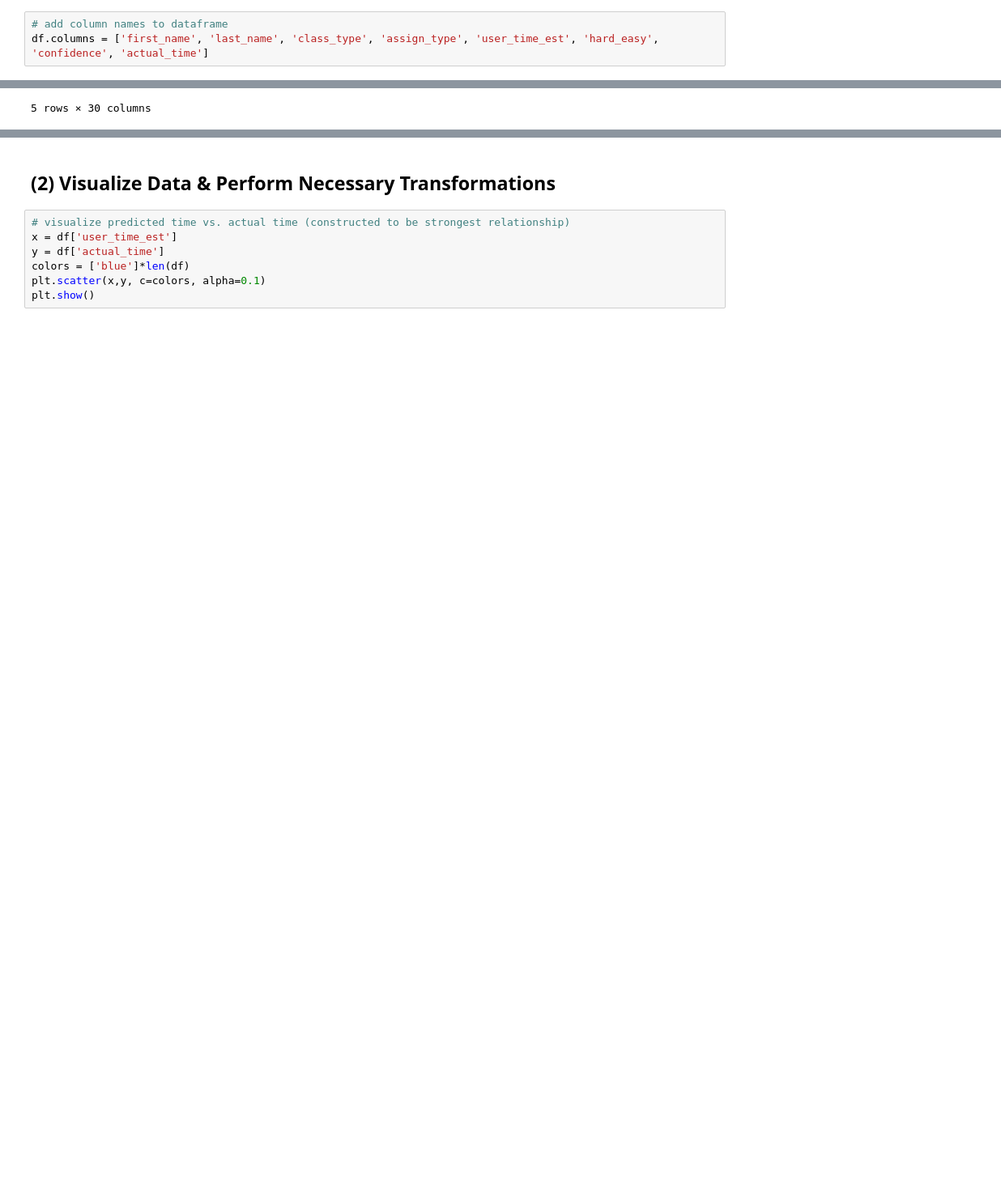
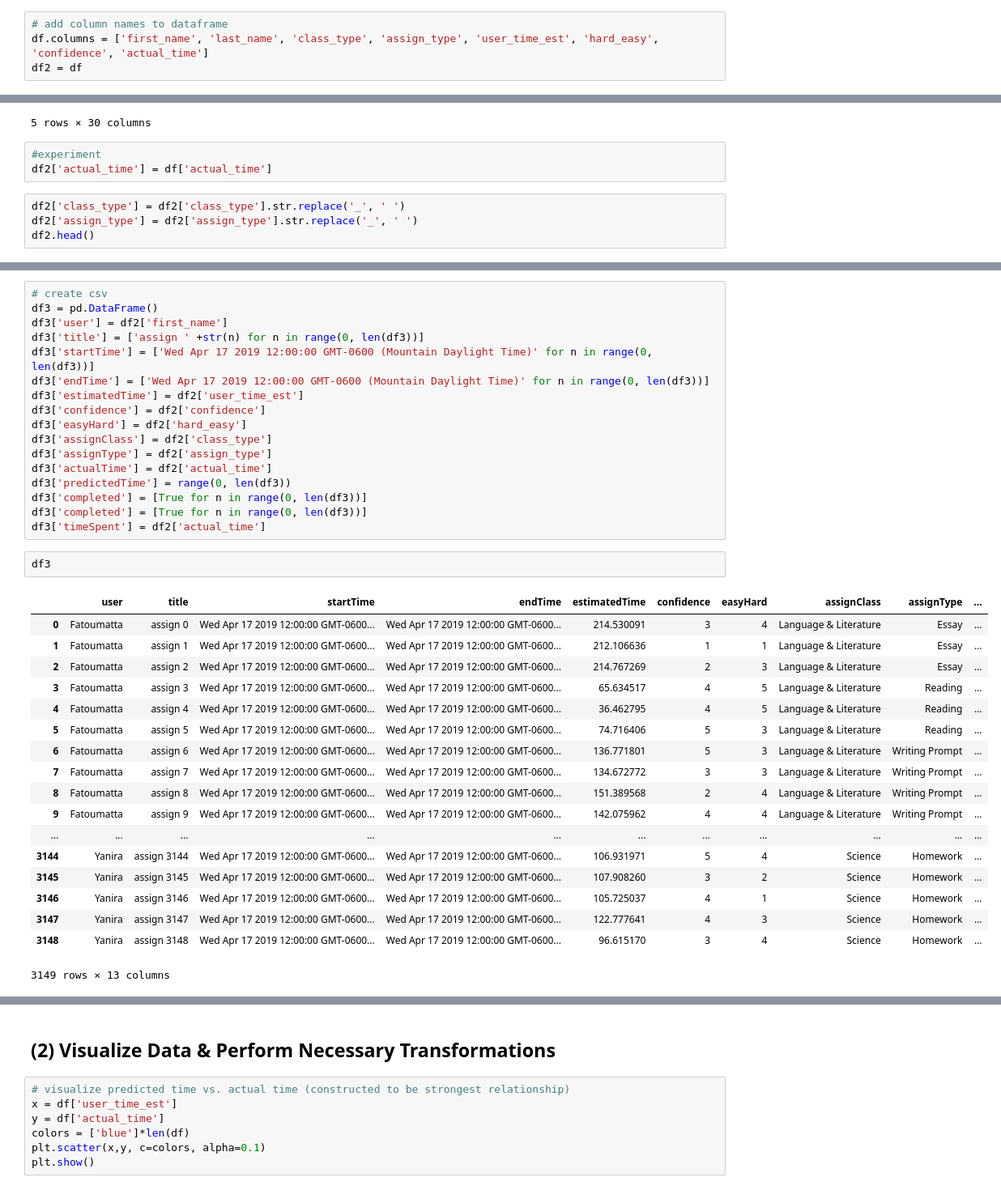
Before and after one commit to ColePolychronis/homework_helper, a Jupyter notebook: stan-data-v2.ipynb, the cells around one changed output, grey strips where cells are left out. Shown at 81% size. Cells and saved outputs as stored; diff of their text form; blank space fills up the shorter version.

```diff
--- a/stan-data-v2.ipynb
+++ b/stan-data-v2.ipynb
@@ -273,6 +258,7 @@ df[7] = [0 for i in range(0, len(df))]
 # %%
 # add column names to dataframe
 df.columns = ['first_name', 'last_name', 'class_type', 'assign_type', 'user_time_est', 'hard_easy', 'confidence', 'actual_time']
+df2 = df
 # %%
 # break categorical variables into dummy variables
 df = pd.get_dummies(df, columns=["class_type", "assign_type", "hard_easy", "confidence"])
@@ -330,3 +316,10 @@ df.head()
 | 3 | Fatoumatta | Valdemir | 65.634517 | 85.859798 | 0 | 1 | ... |
 | 4 | Fatoumatta | Valdemir | 36.462795 | 60.846007 | 0 | 1 | ... |
 5 rows × 30 columns
+# %%
+#experiment
+df2['actual_time'] = df['actual_time']
+# %%
+df2['class_type'] = df2['class_type'].str.replace('_', ' ')
+df2['assign_type'] = df2['assign_type'].str.replace('_', ' ')
+df2.head()
@@ -332,0 +333,38 @@ df.head()
+# %%
+# create csv
+df3 = pd.DataFrame()
+df3['user'] = df2['first_name']
+df3['title'] = ['assign ' +str(n) for n in range(0, len(df3))]
+df3['startTime'] = ['Wed Apr 17 2019 12:00:00 GMT-0600 (Mountain Daylight Time)' for n in range(0, len(df3))]
+df3['endTime'] = ['Wed Apr 17 2019 12:00:00 GMT-0600 (Mountain Daylight Time)' for n in range(0, len(df3))]
+df3['estimatedTime'] = df2['user_time_est']
+df3['confidence'] = df2['confidence']
+df3['easyHard'] = df2['hard_easy']
+df3['assignClass'] = df2['class_type']
+df3['assignType'] = df2['assign_type']
+df3['actualTime'] = df2['actual_time']
+df3['predictedTime'] = range(0, len(df3))
+df3['completed'] = [True for n in range(0, len(df3))]
+df3['completed'] = [True for n in range(0, len(df3))]
+df3['timeSpent'] = df2['actual_time']
+# %%
+df3
+# %% [output]
+|  | user | title | startTime | endTime | estimatedTime | confidence | easyHard | assignClass | assignType | ... |
+| 0 | Fatoumatta | assign 0 | Wed Apr 17 2019 12:00:00 GMT-0600... | Wed Apr 17 2019 12:00:00 GMT-0600... | 214.530091 | 3 | 4 | Language & Literature | Essay | ... |
+| 1 | Fatoumatta | assign 1 | Wed Apr 17 2019 12:00:00 GMT-0600... | Wed Apr 17 2019 12:00:00 GMT-0600... | 212.106636 | 1 | 1 | Language & Literature | Essay | ... |
+| 2 | Fatoumatta | assign 2 | Wed Apr 17 2019 12:00:00 GMT-0600... | Wed Apr 17 2019 12:00:00 GMT-0600... | 214.767269 | 2 | 3 | Language & Literature | Essay | ... |
+| 3 | Fatoumatta | assign 3 | Wed Apr 17 2019 12:00:00 GMT-0600... | Wed Apr 17 2019 12:00:00 GMT-0600... | 65.634517 | 4 | 5 | Language & Literature | Reading | ... |
+| 4 | Fatoumatta | assign 4 | Wed Apr 17 2019 12:00:00 GMT-0600... | Wed Apr 17 2019 12:00:00 GMT-0600... | 36.462795 | 4 | 5 | Language & Literature | Reading | ... |
+| 5 | Fatoumatta | assign 5 | Wed Apr 17 2019 12:00:00 GMT-0600... | Wed Apr 17 2019 12:00:00 GMT-0600... | 74.716406 | 5 | 3 | Language & Literature | Reading | ... |
+| 6 | Fatoumatta | assign 6 | Wed Apr 17 2019 12:00:00 GMT-0600... | Wed Apr 17 2019 12:00:00 GMT-0600... | 136.771801 | 5 | 3 | Language & Literature | Writing Prompt | ... |
+| 7 | Fatoumatta | assign 7 | Wed Apr 17 2019 12:00:00 GMT-0600... | Wed Apr 17 2019 12:00:00 GMT-0600... | 134.672772 | 3 | 3 | Language & Literature | Writing Prompt | ... |
+| 8 | Fatoumatta | assign 8 | Wed Apr 17 2019 12:00:00 GMT-0600... | Wed Apr 17 2019 12:00:00 GMT-0600... | 151.389568 | 2 | 4 | Language & Literature | Writing Prompt | ... |
+| 9 | Fatoumatta | assign 9 | Wed Apr 17 2019 12:00:00 GMT-0600... | Wed Apr 17 2019 12:00:00 GMT-0600... | 142.075962 | 4 | 4 | Language & Literature | Writing Prompt | ... |
+| ... | ... | ... | ... | ... | ... | ... | ... | ... | ... | ... |
+| 3144 | Yanira | assign 3144 | Wed Apr 17 2019 12:00:00 GMT-0600... | Wed Apr 17 2019 12:00:00 GMT-0600... | 106.931971 | 5 | 4 | Science | Homework | ... |
+| 3145 | Yanira | assign 3145 | Wed Apr 17 2019 12:00:00 GMT-0600... | Wed Apr 17 2019 12:00:00 GMT-0600... | 107.908260 | 3 | 2 | Science | Homework | ... |
+| 3146 | Yanira | assign 3146 | Wed Apr 17 2019 12:00:00 GMT-0600... | Wed Apr 17 2019 12:00:00 GMT-0600... | 105.725037 | 4 | 1 | Science | Homework | ... |
+| 3147 | Yanira | assign 3147 | Wed Apr 17 2019 12:00:00 GMT-0600... | Wed Apr 17 2019 12:00:00 GMT-0600... | 122.777641 | 4 | 3 | Science | Homework | ... |
+| 3148 | Yanira | assign 3148 | Wed Apr 17 2019 12:00:00 GMT-0600... | Wed Apr 17 2019 12:00:00 GMT-0600... | 96.615170 | 3 | 4 | Science | Homework | ... |
+3149 rows × 13 columns
```
Also changed, not shown: parts of 4 cells of this notebook, 5 other files.
